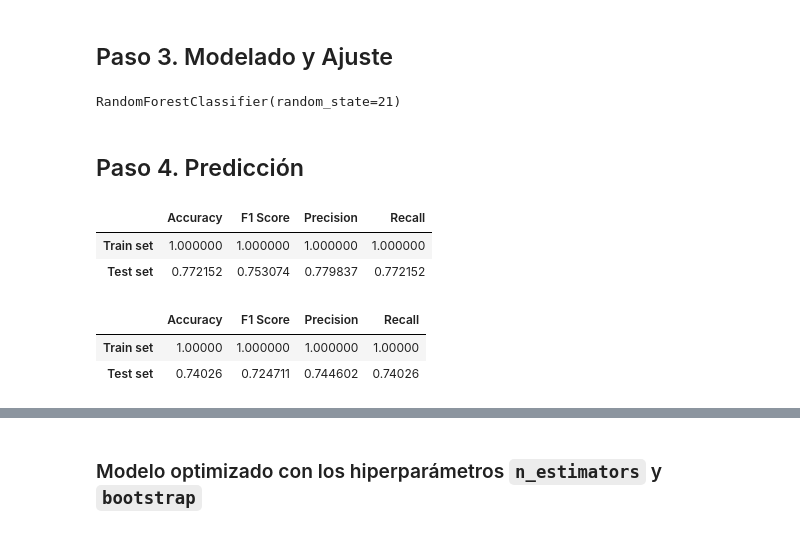
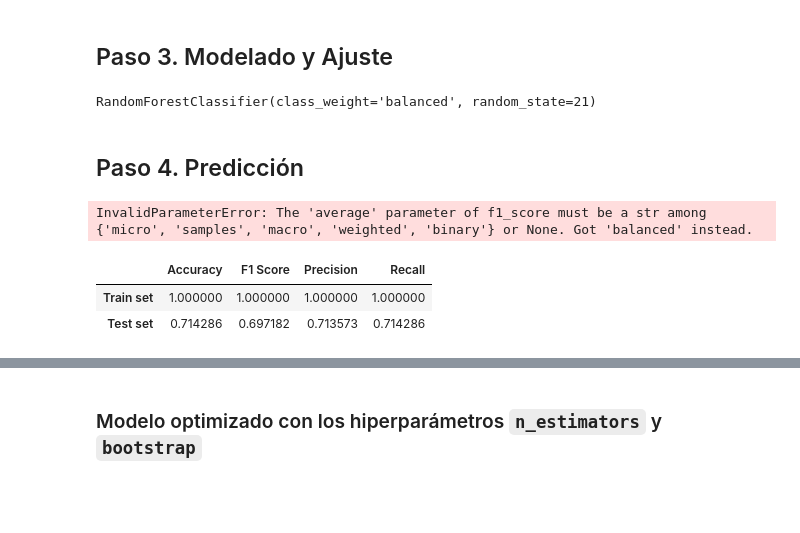
Before and after one commit to 4GeeksAcademy/pabloaznar-intro-ml, a Jupyter notebook: src/05-random-forests.ipynb, the cells around one changed output, grey strips where cells are left out. Cells and saved outputs as stored; diff of their text form; code cells hidden in the pictures; blank space fills up the shorter version.

```diff
--- a/src/05-random-forests.ipynb
+++ b/src/05-random-forests.ipynb
@@ -40,16 +40,16 @@ X_train_3, X_test_3, y_train_3, y_test_3 = train_test_split(X_invalids_knn, y_in
 # %% [markdown]
 ## Paso 3. Modelado y Ajuste
 # %%
-model_rf_default_1 = RandomForestClassifier(random_state = 21)
+model_rf_default_1 = RandomForestClassifier(class_weight='balanced', random_state = 21)
 model_rf_default_1.fit(X_train_1, y_train_1)
 
-model_rf_default_2 = RandomForestClassifier(random_state = 21)
+model_rf_default_2 = RandomForestClassifier(class_weight='balanced', random_state = 21)
 model_rf_default_2.fit(X_train_2, y_train_2)
 
-model_rf_default_3 = RandomForestClassifier(random_state = 21)
+model_rf_default_3 = RandomForestClassifier(class_weight='balanced', random_state = 21)
 model_rf_default_3.fit(X_train_3, y_train_3)
 # %% [output]
-RandomForestClassifier(random_state=21)
+RandomForestClassifier(class_weight='balanced', random_state=21)
 # %% [markdown]
 ## Paso 4. Predicción
 # %%
@@ -62,15 +62,15 @@ y_pred_train_2 = model_rf_default_2.predict(X_train_2)
 y_pred_test_3 = model_rf_default_3.predict(X_test_3)
 y_pred_train_3 = model_rf_default_3.predict(X_train_3)
 # %%
-get_classifier_metrics(y_pred_test_1, y_test_1, y_pred_train_1, y_train_1, average='weighted')
+default_model_metrics_1 = get_classifier_metrics(y_pred_test_1, y_test_1, y_pred_train_1, y_train_1, average='weighted')
+default_model_metrics_1
 # %% [output]
-|  | Accuracy | F1 Score | Precision | Recall |
-| Train set | 1.000000 | 1.000000 | 1.000000 | 1.000000 |
-| Test set | 0.772152 | 0.753074 | 0.779837 | 0.772152 |
+InvalidParameterError: The 'average' parameter of f1_score must be a str among {'micro', 'samples', 'macro', 'weighted', 'binary'} or None. Got 'balanced' instead.
 # %%
-get_classifier_metrics(y_pred_test_2, y_test_2, y_pred_train_2, y_train_2, average='weighted')
+default_model_metrics_2 = get_classifier_metrics(y_pred_test_2, y_test_2, y_pred_train_2, y_train_2, average='weighted')
+default_model_metrics_2
 # %% [output]
 |  | Accuracy | F1 Score | Precision | Recall |
-| Train set | 1.00000 | 1.000000 | 1.000000 | 1.00000 |
-| Test set | 0.74026 | 0.724711 | 0.744602 | 0.74026 |
+| Train set | 1.000000 | 1.000000 | 1.000000 | 1.000000 |
+| Test set | 0.714286 | 0.697182 | 0.713573 | 0.714286 |
 # %%
```
Also changed, not shown: parts of 12 cells of this notebook, 1 other file.
